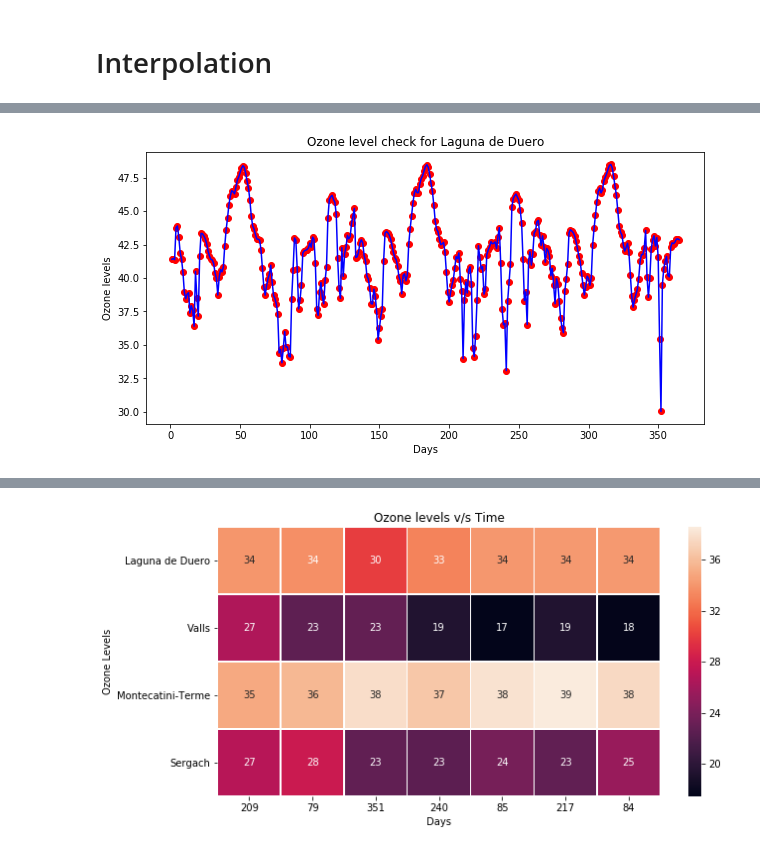
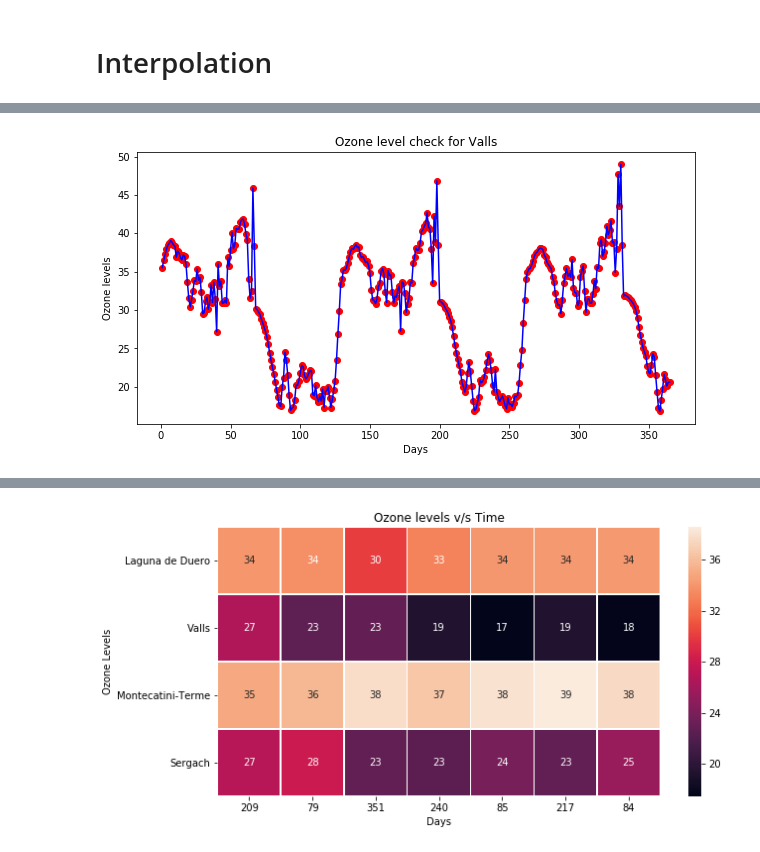
Before and after one commit to AmnaKhan1/Worst-7-days-Ozone-Levels, a Jupyter notebook: OzoneLevels.ipynb, the cells around one changed output, grey strips where cells are left out. Drawn from its saved outputs; the diff is of its cells as text; code cells hidden in the pictures.

```diff
--- a/OzoneLevels.ipynb
+++ b/OzoneLevels.ipynb
@@ -198,18 +217,19 @@ data_to_check
 # %%
 
 # interpolation check for a city
 x_axis=np.arange(1,366,1)
 # 365 days data
 
-y_axis=data_to_check.iloc[0,:365]
+y_axis=data_to_check.iloc[1,:365]
+
 f = interp1d(x_axis, y_axis, kind = 'linear')
 x_new = np.linspace(x_axis[0], x_axis[-1],365)
 
 plt.figure(figsize=(10,5))
 plt.plot(x_axis,y_axis, "ro",x_new, f(x_new) ,"b-")
 plt.xlabel("Days")
 plt.ylabel("Ozone levels")
-plt.title("Ozone level check for {}".format(data_to_check.iloc[0,-1]))
+plt.title("Ozone level check for {}".format(data_to_check.iloc[1,-1]))
 plt.show()
 # %% [output]
-[figure, old version]
+[figure, new version]
```
Also changed, not shown: parts of 10 cells of this notebook.
